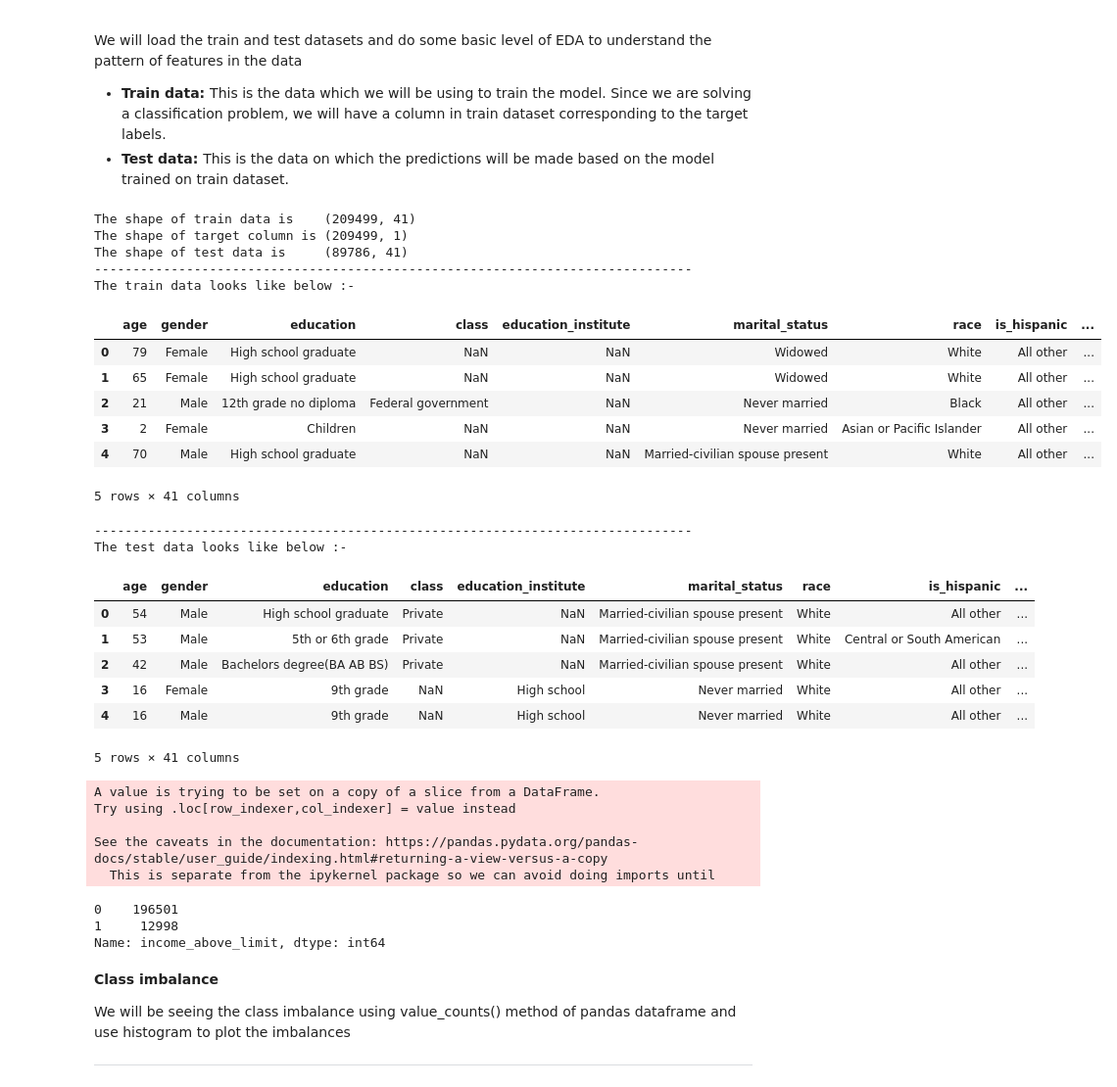
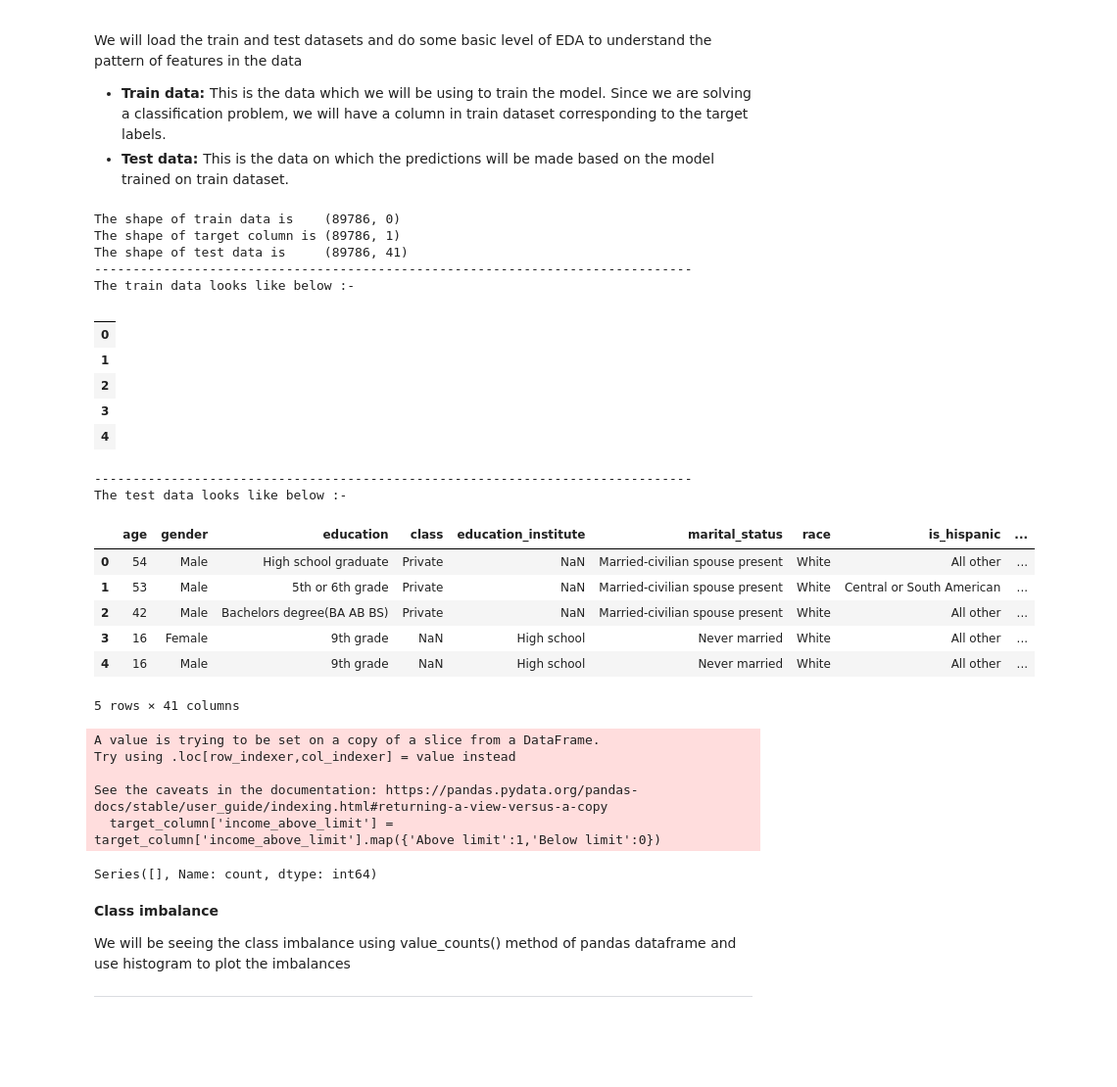
Before and after one commit to kwabenaboateng/AZUBI-CAPSTONE-PROJECT, a Jupyter notebook: Starter_notebook (1).ipynb, the cells around one changed output. Shown: that part at 98% size. Saved outputs shown, nothing was run; the diff lists cells and outputs as text; code cells hidden in the pictures; blank space fills up the shorter version.

Commit message:
train dataset added

```diff
--- a/Starter_notebook (1).ipynb
+++ b/Starter_notebook (1).ipynb
@@ -50,59 +48,61 @@ We will load the train and test datasets and do some basic level of EDA to under
 * <b> Test data: </b> This is the data on which the predictions will be made based on the model trained on train dataset.
 # %%
 ################# Reading train and test datasets
-train_data         = pd.read_csv('Train.csv')
-test_data          = pd.read_csv('Test.csv')
+#train_data         = pd.read_csv('Train.csv')
+#test_data          = pd.read_csv('Test.csv')
+
+train_data         = pd.read_csv("C:/Users/KWABENABOATENG/Desktop/AZUBI AFRICA/AZUBI CAPSTONE/AZUBI-CAPSTONE-PROJECT/SampleSubmission.csv")
+test_data          = pd.read_csv("C:/Users/KWABENABOATENG/Desktop/AZUBI AFRICA/AZUBI CAPSTONE/AZUBI-CAPSTONE-PROJECT/Test.csv")
 
 
 
 target_column_name = ['income_above_limit']
 
 ########## The target column to be used for training
 target_column      = train_data[target_column_name]
 
 ########## Since ID is a unique identifier, it must be dropped
 Cols2drop          = ['ID']
 
 
 ######### Feature set corresponding to train and test data
 train_df           = train_data.drop(Cols2drop+target_column_name,axis=1)
 test_df            = test_data.drop(Cols2drop,axis=1)
 
 print(colored(f'The shape of train data is    {train_df.shape}     ','green',attrs=['bold']))
 
 print(colored(f'The shape of target column is {target_column.shape}','green',attrs=['bold']))
 
 print(colored(f'The shape of test data is     {test_df.shape}      ','blue',attrs=['bold']))
 
 print('------------------------------------------------------------------------------')
 print(colored('The train data looks like below :- \n','green'))
 display(train_df.head(5))
 
 print('------------------------------------------------------------------------------')
 print(colored('The test data looks like below :- \n','blue'))
 display(test_df.head(5))
 # %% [output]
-The shape of train data is    (209499, 41)
-The shape of target column is (209499, 1)
+The shape of train data is    (89786, 0)
+The shape of target column is (89786, 1)
 The shape of test data is     (89786, 41)
 ------------------------------------------------------------------------------
 The train data looks like below :-
-|  | age | gender | education | class | education_institute | marital_status | race | is_hispanic | ... |
-| 0 | 79 | Female | High school graduate | NaN | NaN | Widowed | White | All other | ... |
-| 1 | 65 | Female | High school graduate | NaN | NaN | Widowed | White | All other | ... |
-| 2 | 21 | Male | 12th grade no diploma | Federal government | NaN | Never married | Black | All other | ... |
-| 3 | 2 | Female | Children | NaN | NaN | Never married | Asian or Pacific Islander | All other | ... |
-| 4 | 70 | Male | High school graduate | NaN | NaN | Married-civilian spouse present | White | All other | ... |
+|  |
+| 0 |
+| 1 |
+| 2 |
+| 3 |
+| 4 |
-5 rows × 41 columns
+------------------------------------------------------------------------------
+The test data looks like below :-
+|  | age | gender | education | class | education_institute | marital_status | race | is_hispanic | ... |
+| 0 | 54 | Male | High school graduate | Private | NaN | Married-civilian spouse present | White | All other | ... |
+| 1 | 53 | Male | 5th or 6th grade | Private | NaN | Married-civilian spouse present | White | Central or South American | ... |
+| 2 | 42 | Male | Bachelors degree(BA AB BS) | Private | NaN | Married-civilian spouse present | White | All other | ... |
+| 3 | 16 | Female | 9th grade | NaN | High school | Never married | White | All other | ... |
+| 4 | 16 | Male | 9th grade | NaN | High school | Never married | White | All other | ... |
-------------------------------------------------------------------------------
-The test data looks like below :-
+5 rows × 41 columns
-|  | age | gender | education | class | education_institute | marital_status | race | is_hispanic | ... |
-| 0 | 54 | Male | High school graduate | Private | NaN | Married-civilian spouse present | White | All other | ... |
-| 1 | 53 | Male | 5th or 6th grade | Private | NaN | Married-civilian spouse present | White | Central or South American | ... |
-| 2 | 42 | Male | Bachelors degree(BA AB BS) | Private | NaN | Married-civilian spouse present | White | All other | ... |
-| 3 | 16 | Female | 9th grade | NaN | High school | Never married | White | All other | ... |
-| 4 | 16 | Male | 9th grade | NaN | High school | Never married | White | All other | ... |
-5 rows × 41 columns
 # %%
 ########### Encoding the target column
 
@@ -113,10 +113,8 @@ A value is trying to be set on a copy of a slice from a DataFrame.
 Try using .loc[row_indexer,col_indexer] = value instead
 
 See the caveats in the documentation: https://pandas.pydata.org/pandas-docs/stable/user_guide/indexing.html#returning-a-view-versus-a-copy
-  This is separate from the ipykernel package so we can avoid doing imports until
+  target_column['income_above_limit'] = target_column['income_above_limit'].map({'Above limit':1,'Below limit':0})
-0    196501
-1     12998
-Name: income_above_limit, dtype: int64
+Series([], Name: count, dtype: int64)
 # %% [markdown]
 <b>Class imbalance </b> <br>
 
```
Also changed, not shown: parts of 9 cells of this notebook, 2 other files.
